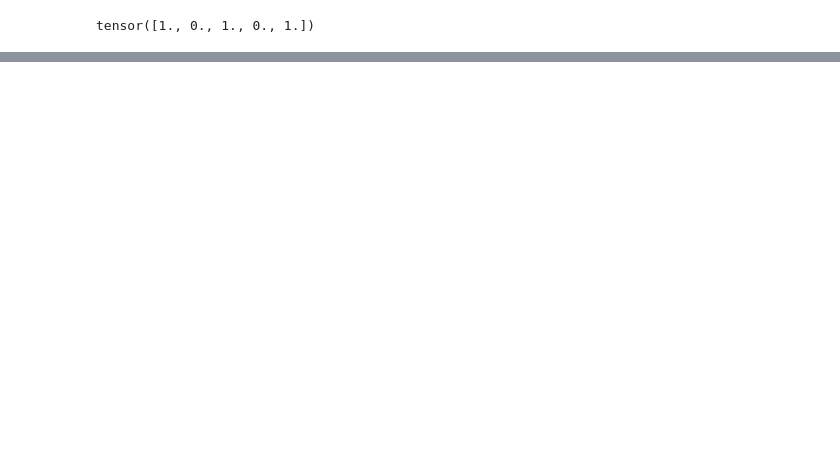
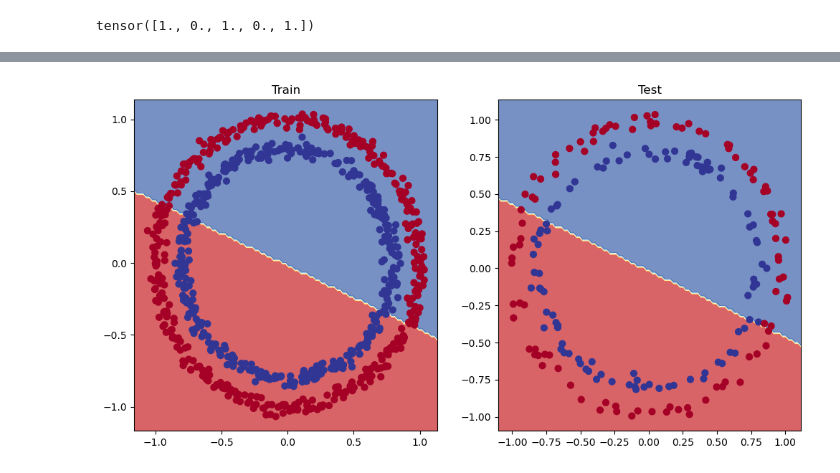
Before and after one commit to virvihuta/vh-learning-playground, a Jupyter notebook: 02_pytorch_classification.ipynb, the cells around one changed output, grey strips where cells are left out. Cells and saved outputs as stored; diff of their text form; code cells hidden in the pictures; blank space fills up the shorter version.

Commit message:
created a second model and did more testing

```diff
--- a/02_pytorch_classification.ipynb
+++ b/02_pytorch_classification.ipynb
@@ -289,0 +335,34 @@ plot_decision_boundary(model, X_test, y_test)
+# %%
+#create a loss function
+
+criterion = nn.BCEWithLogitsLoss()
+
+optimizer = torch.optim.Adam(params=model_0.parameters(), lr=0.1)
+# %%
+torch.manual_seed(42)
+torch.mps.manual_seed(42)
+
+X_train, y_train = X_train.to(device), y_train.to(device)
+X_test, y_test = X_test.to(device), y_test.to(device)
+
+epochs = 1000
+
+for epoch in range(epochs):
+    model_0.train()
+    y_logits_0 = model_0(X_train).squeeze()
+    y_preds_0 = torch.round(torch.sigmoid(y_logits_0))
+    loss = criterion(y_logits_0, y_train)
+    acc = accuracy(y_train, y_preds_0)
+    optimizer.zero_grad()
+    loss.backward()
+    optimizer.step()
+
+    model.eval()
+    with torch.inference_mode():
+        y_logits_test_0 = model_0(X_test).squeeze()
+        y_preds_test_0 = torch.round(torch.sigmoid(y_logits_test_0))
+        test_loss_0 = criterion(y_logits_test_0, y_test)
+        acc = accuracy(y_test, y_preds_test_0)
+
+    if epoch % 100 == 0:
+        print(f'Epoch: {epoch} | Loss: {loss:.5f} | Accuracy: {acc:.2f} | Loss Test: {test_loss:.5f} | Accuracy Test: {test_acc:.2f}')
@@ -289,0 +380,10 @@ plot_decision_boundary(model, X_test, y_test)
+# %%
+plt.figure(figsize=(12,6))
+plt.subplot(1,2,1)
+plt.title('Train')
+plot_decision_boundary(model_0, X_train, y_train)
+plt.subplot(1,2,2)
+plt.title('Test')
+plot_decision_boundary(model_0, X_test, y_test)
+# %% [output]
+[figure, added]
```
Also changed, not shown: parts of 11 cells of this notebook.
